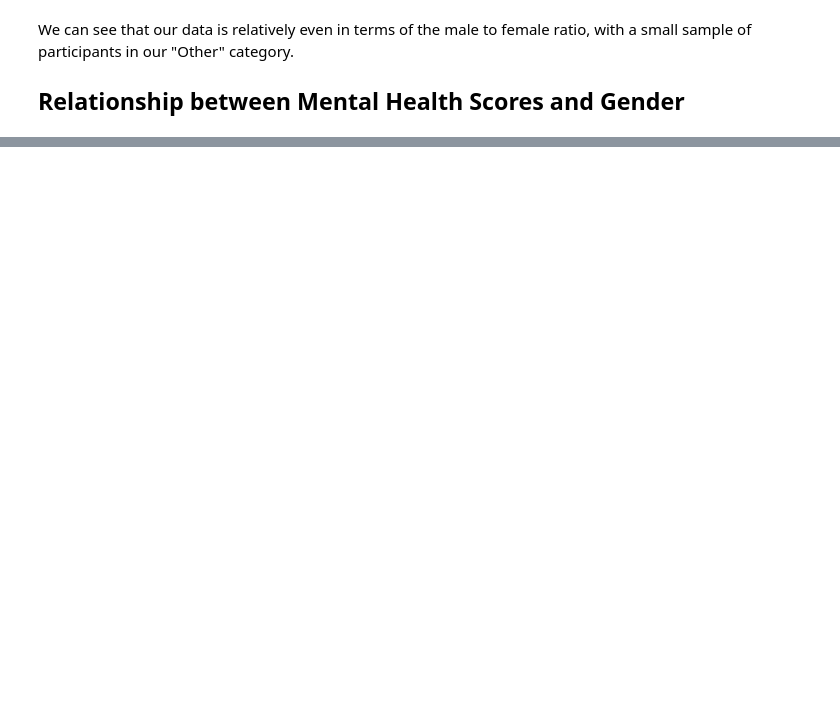
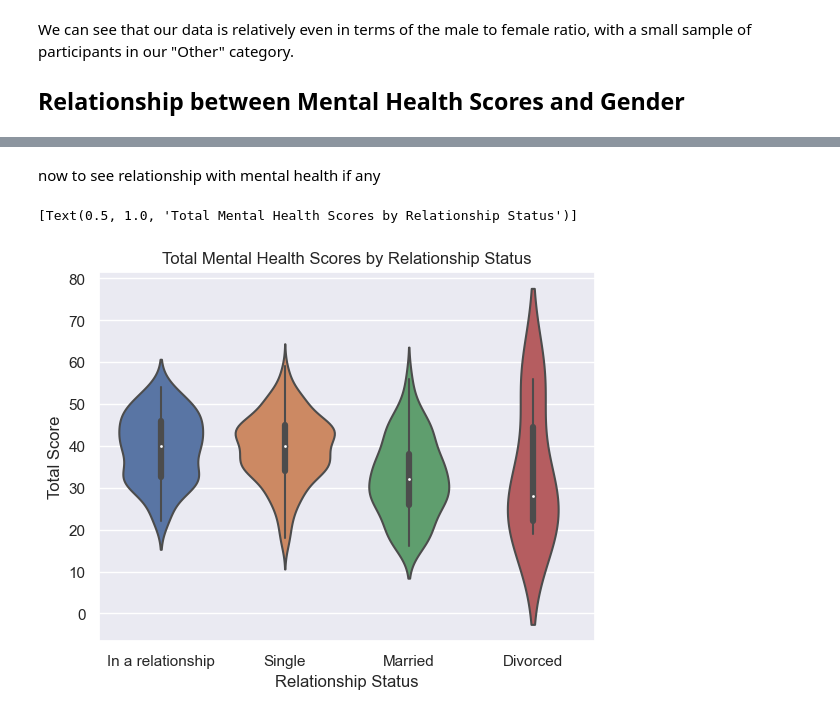
Before and after one commit to allygee/smmh_project, a Jupyter notebook: Social Media Mental Heallth Notebook.ipynb, the cells around one changed output, grey strips where cells are left out. Saved outputs shown, nothing was run; the diff lists cells and outputs as text; code cells hidden in the pictures; blank space fills up the shorter version.

```diff
--- a/Social Media Mental Heallth Notebook.ipynb
+++ b/Social Media Mental Heallth Notebook.ipynb
@@ -365,0 +379,10 @@ sns.violinplot(data=data, x=data['Gender'],
+# %% [markdown]
+now to see relationship with mental health if any
+# %%
+#Create a violin plot to show distribution of data and their means to explore whether there are inherent differences per gender.
+sns.violinplot(data=data, x=data['Relationship Status'],
+               y=data['Total Score']).set(
+                   title='Total Mental Health Scores by Relationship Status')
+# %% [output]
+[Text(0.5, 1.0, 'Total Mental Health Scores by Relationship Status')]
+[figure, added]
```
Also changed, not shown: parts of 4 cells of this notebook.
